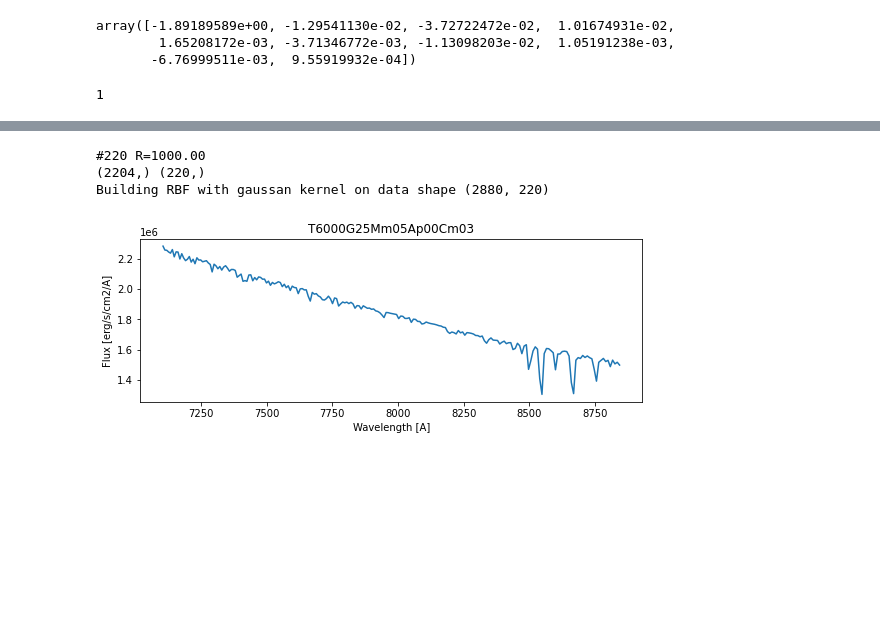
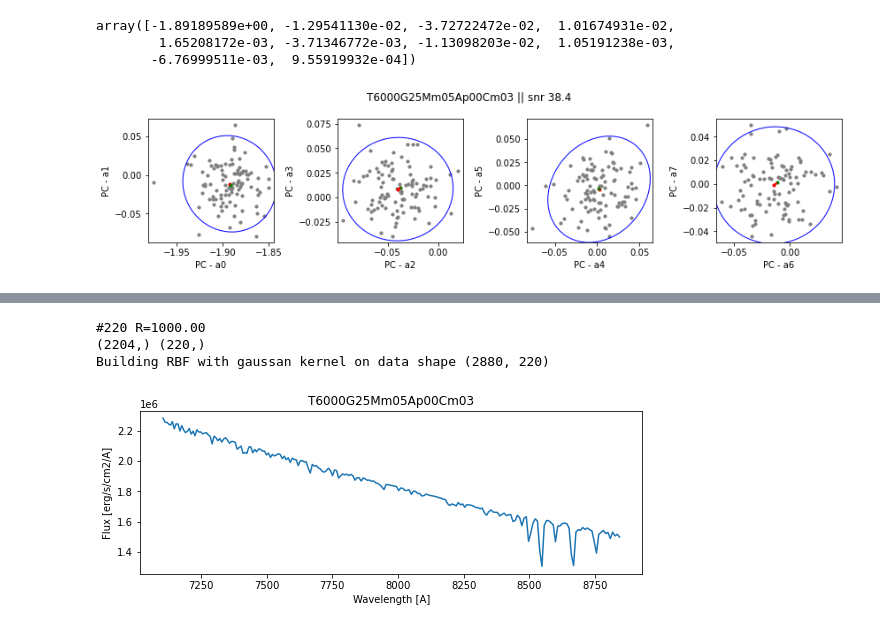
Before and after one commit to ViskaWei/PIML_v0, a Jupyter notebook: nb/rbf_on_pca.ipynb, the cells around one changed output, grey strips where cells are left out. Cells and saved outputs as stored; diff of their text form; code cells hidden in the pictures; blank space fills up the shorter version.

```diff
--- a/nb/rbf_on_pca.ipynb
+++ b/nb/rbf_on_pca.ipynb
@@ -70,5 +76,6 @@ array([-1.89189589e+00, -1.29541130e-02, -3.72722472e-02,  1.01674931e-02,
         1.65208172e-03, -3.71346772e-03, -1.13098203e-02,  1.05191238e-03,
        -6.76999511e-03,  9.55919932e-04])
 # %%
+coeff, COEFF,snr=bb.eval_coeff_bias(bb.PhyMid, snr=50, N_obs=100, plot=1)
 # %% [output]
-1
+[figure, added]
```
Also changed, not shown: parts of 10 cells of this notebook, 2 other files.
